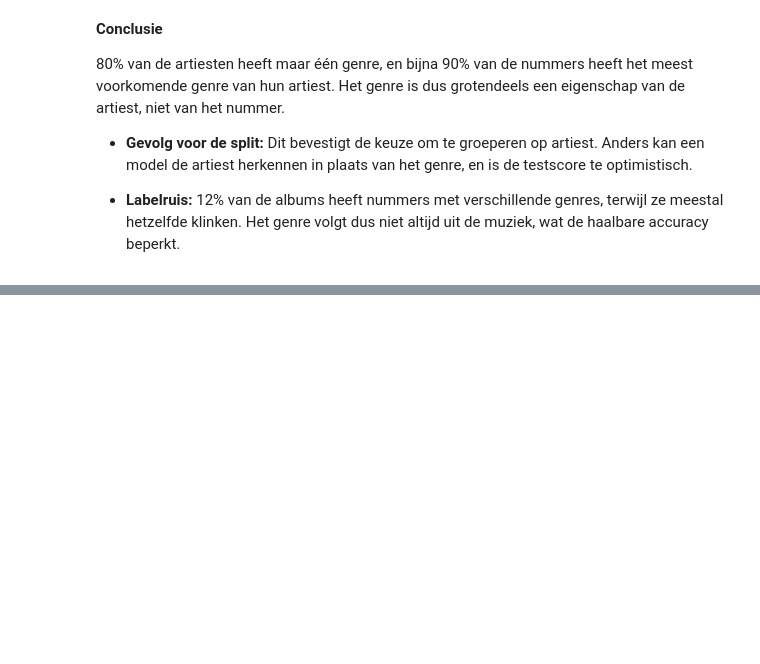
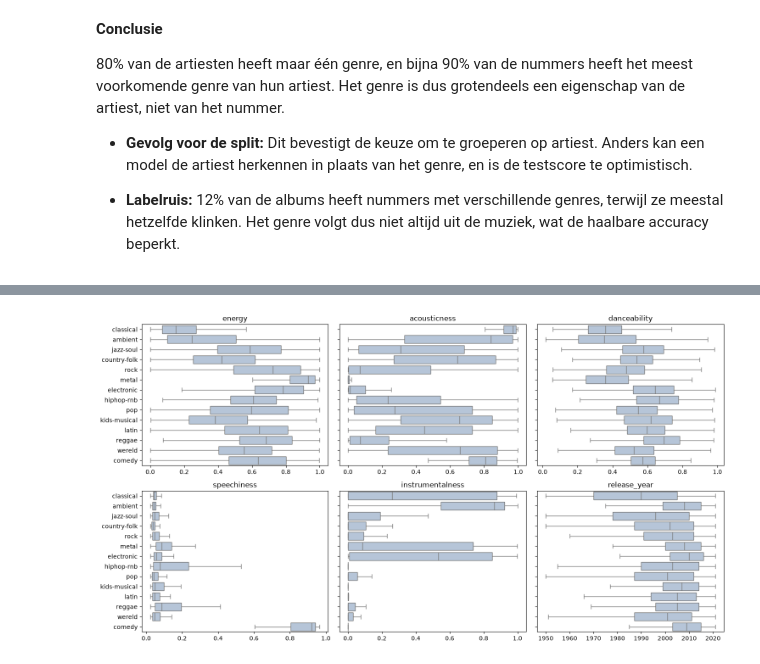
Before and after one commit to Lander123Lander/MachineLearning, a Jupyter notebook: Project.ipynb, the cells around one changed output, grey strips where cells are left out. Cells and saved outputs as stored; diff of their text form; code cells hidden in the pictures; blank space fills up the shorter version.

```diff
--- a/Project.ipynb
+++ b/Project.ipynb
@@ -591,0 +808,8 @@ Albums met >1 genre: 11.8%
+# %%
+fig, axes = plt.subplots(2, 3, figsize=(15, 8), sharey=True)
+for ax, col in zip(axes.flat, ["energy", "acousticness", "danceability", "speechiness", "instrumentalness", "release_year"]):
+    sn.boxplot(data=eda, y="genre_groep", x=col, order=KLASSEN, showfliers=False, ax=ax, color="lightsteelblue")
+    ax.set(title=col, xlabel="", ylabel="")
+plt.tight_layout(); plt.show()
+# %% [output]
+[figure, added]
```
Also changed, not shown: parts of 24 cells of this notebook, 1 other file.
